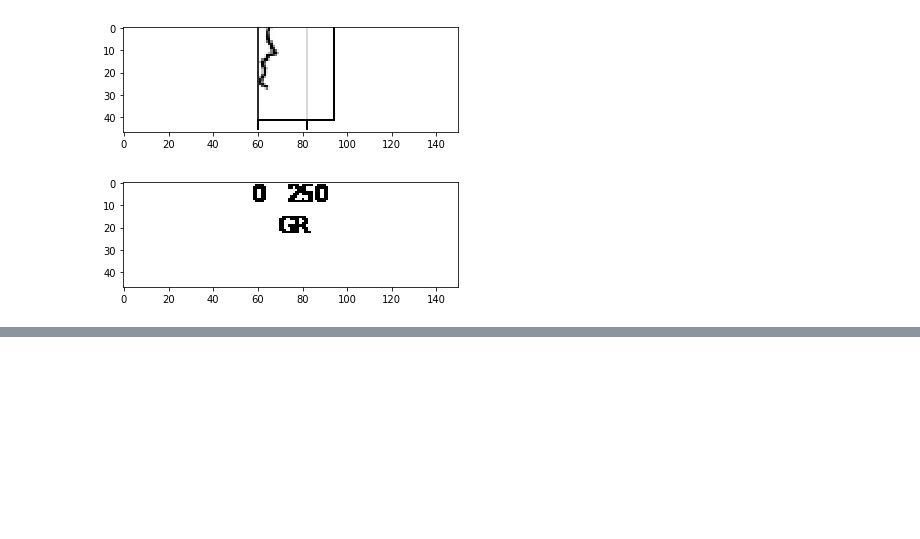
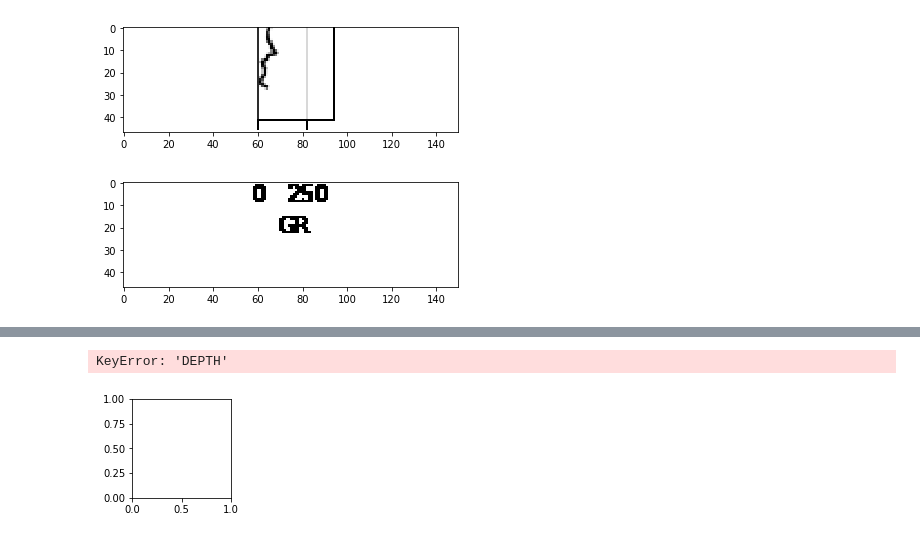
Before and after one commit to chancesang/datadisco, a Jupyter notebook: making_plot_sausages.ipynb, the cells around one changed output, grey strips where cells are left out. Drawn from its saved outputs; the diff is of its cells as text; code cells hidden in the pictures; blank space fills up the shorter version.

Commit message:
Chunking function reading LAS file

```diff
--- a/making_plot_sausages.ipynb
+++ b/making_plot_sausages.ipynb
@@ -142,11 +237,14 @@ def logchunks(wellname, GR):
     width = 150
     height = 900
 
-    ###################### hide first plot, stop feeling like a potato
+    ########## stop feeling like a potato
 
     fig = plt.figure()
     ax1 = fig.add_subplot(232)
-    ax1.plot(GR, 'Elevation', "r", data = wellname)
+
+    #need y axis defined here:
+    ax1.plot(GR, rando_las['DEPTH'], "r", data = wellname)
+
     ax1.set(xlabel = GR)
     ax1.grid()
     plt.gca().invert_yaxis()
@@ -160,8 +258,23 @@ def logchunks(wellname, GR):
     bawps_new = bawps_new.reshape(*im_shape, 3)
 
     numchunk = 10
+    chunks2 = []
     for i in range(numchunk):
+
+        #need y axis defined here:
+        Depth_array = np.array(rando_las['DEPTH']).size
+
+        chunklen = int(Depth_array/numchunk)
+        chunks1 = ((bawps_new[(i*chunklen):((i+1)*chunklen), : ,2]))
+        chunks2.append(chunks1)
+    sum_if_blank = 255*chunklen*int(chunks2[0].shape[1])
+    chunks = [x for x in chunks2 if np.sum(x) != sum_if_blank]
+
+    for i in range(len(chunks)):
         plt.subplots()
-        Depth_array = np.array(wellname['Elevation']).size
-        chunklen = int(Depth_array/numchunk)
-        plt.imshow((bawps_new[(i*chunklen):((i+1)*chunklen), : ,2]), cmap="Greys_r")
+        plt.imshow(chunks[i], cmap = "Greys_r")
+
+    return chunks
+
+
+#play with padding or margins to make well log same size as chunks
@@ -183,0 +281,5 @@ bottom=-0.5, top=-0.5
+# %%
+logchunks(rando_las, 'GR')
+# %% [output]
+KeyError: 'DEPTH'
+[figure, added]
```
Also changed, not shown: parts of 17 cells of this notebook, 1 other file.
